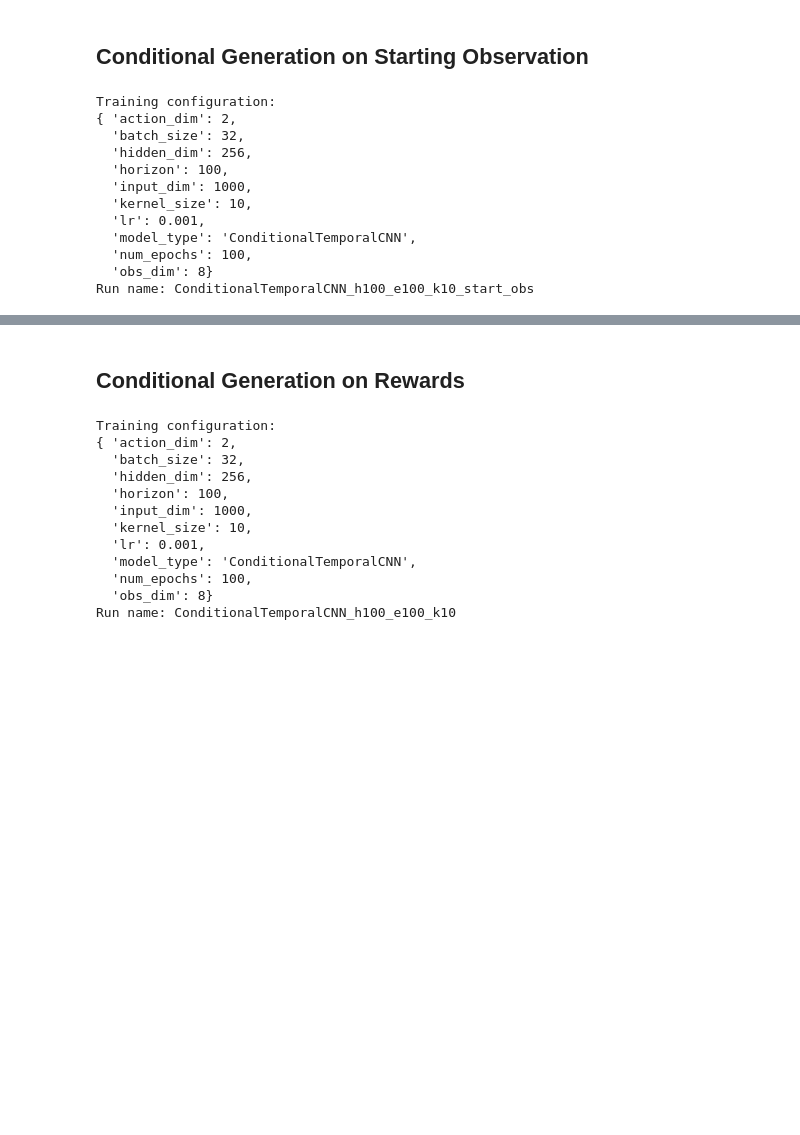
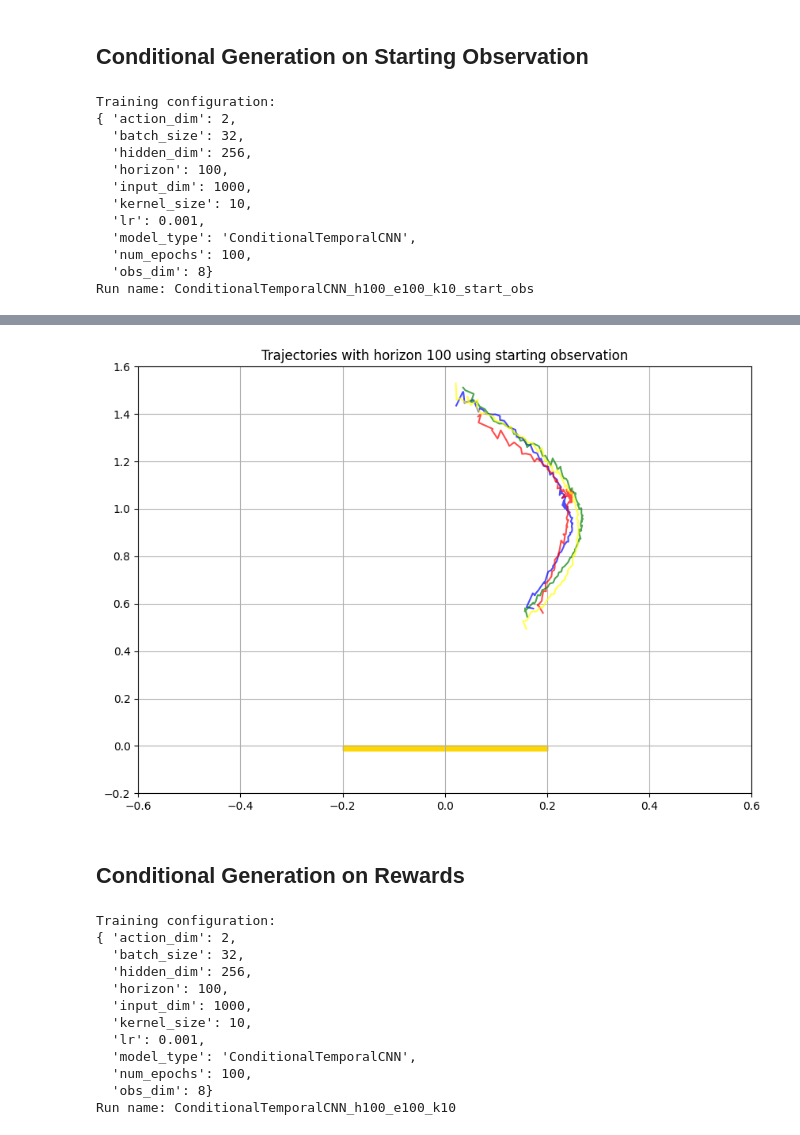
Before and after one commit to frankcholula/FRL-playground, a Jupyter notebook: src/notebooks/fm_bc.ipynb, the cells around one changed output, grey strips where cells are left out. Cells and saved outputs as stored; diff of their text form; code cells hidden in the pictures; blank space fills up the shorter version.

Commit message:
got start_obs working.

```diff
--- a/src/notebooks/fm_bc.ipynb
+++ b/src/notebooks/fm_bc.ipynb
@@ -215,7 +215,7 @@ path = AffineProbPath(scheduler=CondOTScheduler())
 optim = torch.optim.Adam(vf.parameters(), lr=lr)
 print("Starting training...")
 for epoch in range(num_epochs):
-    total_loss = 0.0s
+    total_loss = 0.0
     total_chunks = 0
     start_time = time.time()
 
@@ -256,0 +286,91 @@ print(f"Model saved to {MODEL_SAVE_PATH}, training complete.")
+# %%
+# try sampling from trained model...
+class WrappedModel(ModelWrapper):
+    def forward(self, x: torch.Tensor, t: torch.Tensor, **extras):
+        return self.model(x, t)
+
+
+class WrappedConditionalModel(ModelWrapper):
+    def forward(self, x: torch.Tensor, t: torch.Tensor, c: torch.Tensor, **extras):
+        return self.model(x, t, c)
+
+
+print(f"Loading model from {MODEL_SAVE_PATH}...")
+state_dict = torch.load(MODEL_SAVE_PATH, map_location=device)
+# vf = TemporalCNN(horizon=horizon, transition_dim=transition_dim, hidden_dim=hidden_dim).to(device)
+vf = ConditionalTemporalCNN(
+    horizon=horizon, transition_dim=transition_dim, hidden_dim=hidden_dim, cond_dim=cond_dim, kernel_size=kernel_size
+).to(device)
+vf.load_state_dict(state_dict)
+# wrapped_vf = WrappedModel(vf)
+wrapped_vf = WrappedConditionalModel(vf)
+step_size = 0.05
+T = torch.linspace(0, 1, 10)  # sample times
+T = T.to(device=device)
+solver = ODESolver(velocity_model=wrapped_vf)  # create an ODESolver class
+
+
+def generate_trajectory(stats, condition: dict, batch_size: int = 1):
+    """
+    Generates a trajectory based on a provided condition dictionary.
+
+    Args:
+        stats (dict): The dataset statistics for normalization.
+        condition (dict): A dictionary specifying the condition,
+                          e.g., {'reward': 250.0} or {'start_obs': tensor}.
+        batch_size (int): The number of trajectories to generate.
+    """
+    # Prepare the condition tensor `c` based on the dictionary keys
+    if 'reward' in condition:
+        rew_mean = stats['rew_mean'].to(device)
+        rew_std = stats['rew_std'].to(device)
+        norm_c = (torch.tensor([condition['reward']], device=device) - rew_mean) / rew_std
+        c_tensor = norm_c.view(1, 1).expand(batch_size, -1) # Shape: (batch_size, 1)
+
+    elif 'start_obs' in condition:
+        obs_mean = stats['obs_mean'].to(device)
+        obs_std = stats['obs_std'].to(device)
+        # Ensure the input start_obs is a tensor on the correct device
+        start_obs_tensor = condition['start_obs'].to(device)
+        norm_c = (start_obs_tensor - obs_mean) / obs_std
+        # Add a batch dimension and expand if needed
+        c_tensor = norm_c.unsqueeze(0).expand(batch_size, -1) # Shape: (batch_size, 8)
+
+    else:
+        raise ValueError("Condition dictionary must contain 'reward' or 'start_obs'")
+
+    # Generate the initial noise vector
+    x_init = torch.randn((batch_size, input_dim), dtype=torch.float32, device=device)
+
+    # Sample from the solver, passing the prepared condition `c`
+    sol = solver.sample(
+        time_grid=T,
+        x_init=x_init,
+        c=c_tensor,
+        method="midpoint",
+        step_size=0.05,
+        return_intermediates=False, # Only need the final result for inference
+    )
+    # sol has shape (batch_size, input_dim)
+
+    # Un-normalize the first trajectory in the batch
+    obs, act = unnormalize_trajectory(
+        sol[0].flatten().detach(), stats, horizon, obs_dim, action_dim
+    )
+    return obs, act
+
+
+env = minari_dataset.recover_environment()
+start_observation, _ = env.reset()
+start_obs_tensor = torch.from_numpy(start_observation)
+
+start_obs, start_act = generate_trajectory(minari_dataset_stats, condition={'start_obs': start_obs_tensor})
+fig, ax = plt.subplots(figsize=(10, 7))
+ax.set_title(f'Trajectories with horizon {horizon} using starting observation')
+# visulizing trajectories
+for _ in range(4):
+    colors = ['blue', 'red', 'green', 'yellow']
+    observations, actions = generate_trajectory(minari_dataset_stats, condition={'start_obs': start_obs_tensor}, batch_size=1)
+    assert observations.shape == (horizon, obs_dim)
+    visualize_chunk(ax, observations, color=colors[_ % len(colors)], mode='line')
+# %% [output]
@@ -257,3 +378,4 @@ print(f"Model saved to {MODEL_SAVE_PATH}, training complete.")
+[figure, added]
 # %% [markdown]
 ## Conditional Generation on Rewards
 # %%
```
Also changed, not shown: parts of 6 cells of this notebook, 1 other file.
